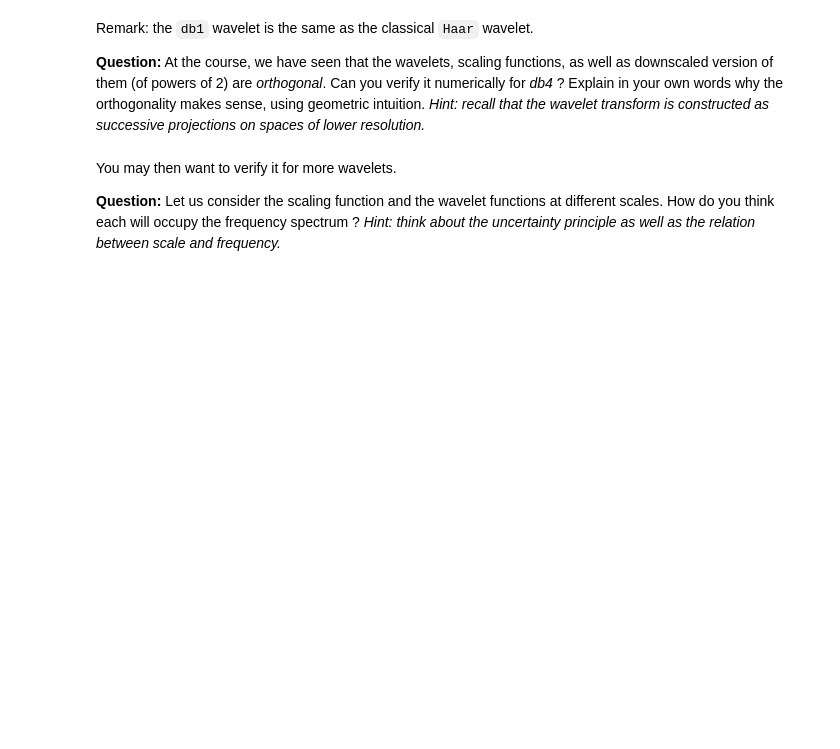
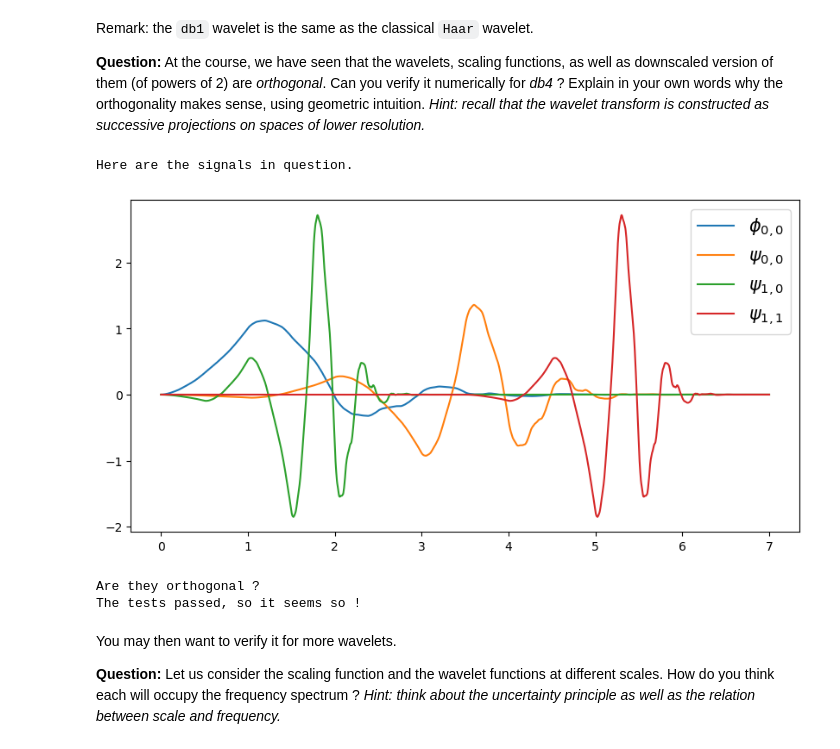
Before and after one commit to Siqi-Hu/LELEC2885-image-processing, a Jupyter notebook: TP2 files-20241001/TP2_student.ipynb, the cells around one changed output. Cells and saved outputs as stored; diff of their text form; code cells hidden in the pictures; blank space fills up the shorter version.

```diff
--- a/TP2 files-20241001/TP2_student.ipynb
+++ b/TP2 files-20241001/TP2_student.ipynb
@@ -97,34 +117,39 @@ wavelet1 = wavelet.wavefun(level=7)[1]
 # For the smaller one, generate it both preceding and preceded by zeros
 wavelet11 = pad(wavelet1*2, x_values0.shape[0], pos="left")
 wavelet12 = pad(wavelet1*2, x_values0.shape[0], pos="right")
 
 print("Here are the signals in question.")
 plt.figure(figsize=(10,5))
 plt.plot(x_values0, scaling0)
 plt.plot(x_values0, wavelet0)
 plt.plot(x_values0, wavelet11)
 plt.plot(x_values0, wavelet12)
 plt.legend(['$\phi_{0,0}$','$\psi_{0,0}$','$\psi_{1,0}$','$\psi_{1,1}$'],fontsize=15)
 plt.show()
 
 print("Are they orthogonal ?")
 
 def are_orthogonal(s1, s2):
     """This function should return whether s1 and s2 are orthogonal, in the sense of
     https://en.wikipedia.org/wiki/Orthogonality#Orthogonal_functions
     """
-    must_be_zero = ...  # YOUR IMPLEMENTATION
+    must_be_zero = np.dot(s1, s2)  # YOUR IMPLEMENTATION
     return np.abs(must_be_zero) < 1e-8  # Some margin to allow for numerical error
 
 
 # Throw an assertion error if any of the following signals are not orthogonal
 assert are_orthogonal(scaling0, wavelet0),  "scaling0 and wavelet0 should be orthogonal"
 assert are_orthogonal(scaling0, wavelet11), "scaling0 and wavelet11 should be orthogonal"
 assert are_orthogonal(scaling0, wavelet12), "scaling0 and wavelet12 should be orthogonal"
 assert are_orthogonal(wavelet0, wavelet11), "wavelet0 and wavelet11 should be orthogonal"
 assert are_orthogonal(wavelet0, wavelet12), "wavelet0 and wavelet12 should be orthogonal"
 assert not are_orthogonal([1, 1], [1, 1]),  "[1,1] and [1,1] should not be orthogonal"
 print("The tests passed, so it seems so !")
+# %% [output]
+Here are the signals in question.
+[figure, added]
+Are they orthogonal ?
+The tests passed, so it seems so !
 # %% [markdown]
 You may then want to verify it for more wavelets. <br>
 
```
Also changed, not shown: parts of 20 cells of this notebook.
